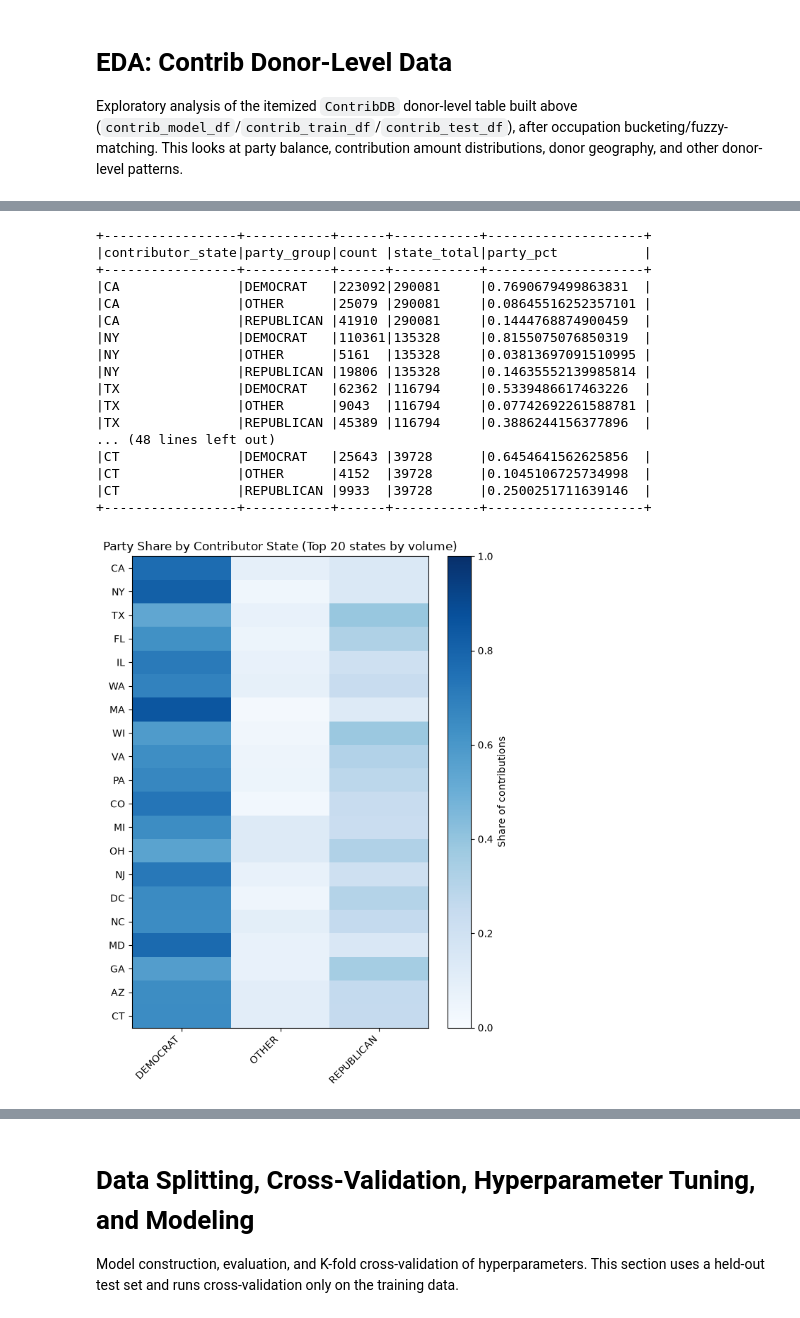
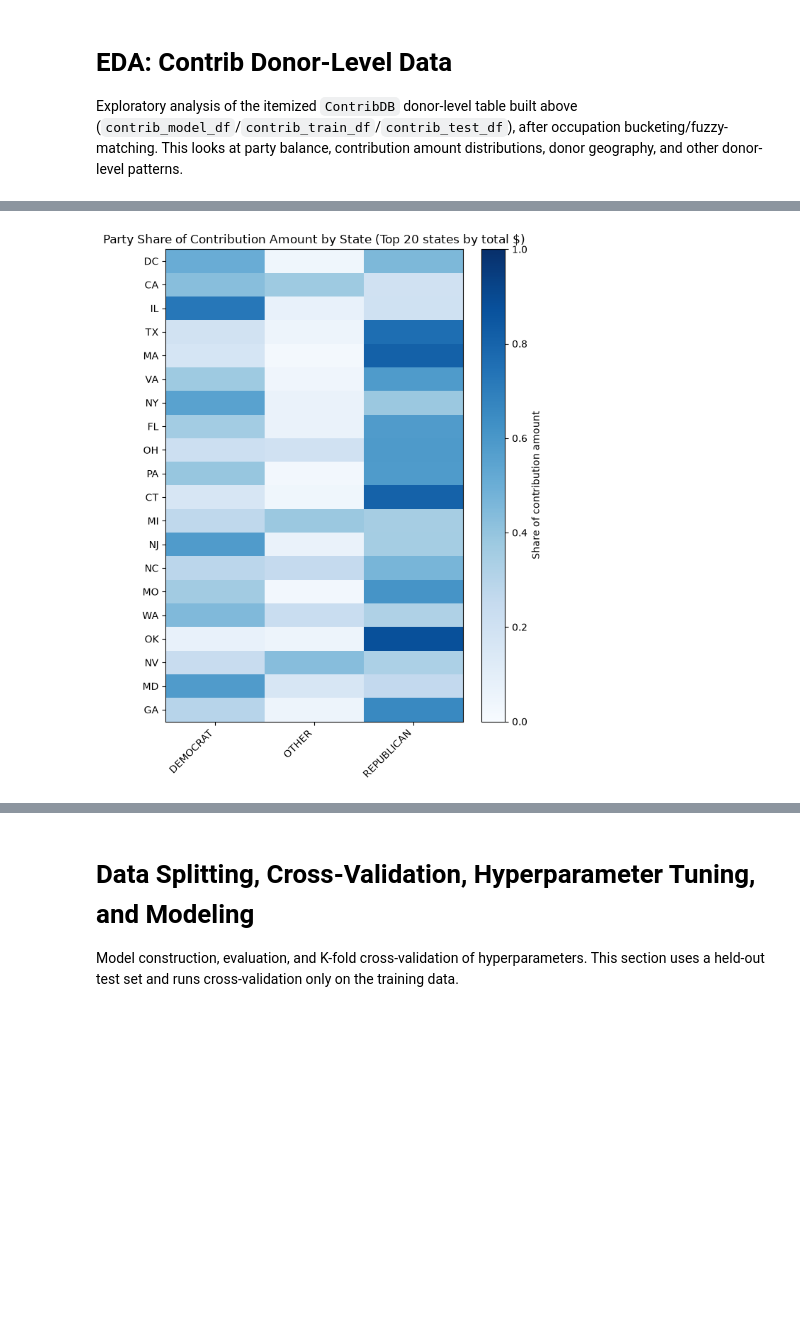
Before and after one commit to cbauerswald/group16_project_ds5110, a Jupyter notebook: Final_Project.ipynb, the cells around one changed output, grey strips where cells are left out. Saved outputs shown, nothing was run; the diff lists cells and outputs as text; code cells hidden in the pictures; blank space fills up the shorter version.

```diff
--- a/Final_Project.ipynb
+++ b/Final_Project.ipynb
@@ -36,8 +36,10 @@ import urllib.request
 from pathlib import Path
 from typing import Optional, Sequence, List, Dict
 
+import numpy as np
 import pandas as pd
 import matplotlib.pyplot as plt
+from scipy.stats import gaussian_kde
 
 from pyspark.sql import SparkSession, DataFrame
 from pyspark.sql import functions as F
@@ -88,6 +90,7 @@ OCCUPATION_TOP_N = 250
 SHOW_DEBUG = True
 RUN_EXPENSIVE_COUNTS = True
 MAKE_GRAPHS = True
+SHOW_EDA_TABLES = False
 
 TEST_FRACTION = 0.2
 RANDOM_SEED = 42
@@ -610,6 +621,9 @@ def load_contrib_cycle_narrow(cycle: int, path: Path) -> DataFrame:
     if missing:
         print(f"  WARNING: missing expected columns for cycle {cycle}: {missing}")
 
+    seat_group_expr = clean_cat(scol("seat", colmap, "MISSING"))
+    seat_group_parts = F.split(seat_group_expr, ":")
+
     narrowed = raw.select(
         F.lit(int(cycle)).cast("int").alias("cycle"),
         scol("bonica_cid", colmap).cast("string").alias("bonica_cid"),
@@ -626,7 +640,9 @@ def load_contrib_cycle_narrow(cycle: int, path: Path) -> DataFrame:
         party_group_expr(scol("recipient_party", colmap)).alias("party_group"),
         clean_cat(scol("recipient_type", colmap, "MISSING")).alias("recipient_type_group"),
         clean_cat(scol("recipient_state",colmap, "MISSING")).alias("recipient_state_group"),
-        clean_cat(scol("seat", colmap, "MISSING")).alias("seat_group"),
+        seat_group_expr.alias("seat_group"),
+        F.get(seat_group_parts, 0).alias("seat_group_primary"),
+        F.coalesce(F.get(seat_group_parts, 1), F.lit("MISSING")).alias("seat_group_secondary"),
         clean_cat(scol("election_type", colmap, "MISSING")).alias("election_type_group"),
     )
 
@@ -946,64 +996,57 @@ if MAKE_GRAPHS:
 # %%
-# 2. Heatmap: party share by contributor state (top 20 states by volume)
+# 2. Heatmap: party share of contribution amount by contributor state (top 20 states by total $)
+# Scaled per state (each row sums to 1) instead of showing raw dollar totals -- Other raises far
+# less money overall than Democrat/Republican, so an unscaled view would make Other's numbers
+# invisible next to the other two and would only show that Democrats raised the most money in
+# this dataset. Normalizing within each state instead shows each party's relative share of that
+# state's money, so a state that is relatively important to Other still shows up.
 
-state_party_counts = contrib_model_df.groupBy("contributor_state", "party_group").count()
-
-state_totals = (
-    state_party_counts
-    .groupBy("contributor_state")
-    .agg(F.sum("count").alias("state_total"))
-    .orderBy(F.desc("state_total"))
+state_party_amounts = (
+    contrib_model_df
+    .groupBy("contributor_state", "party_group")
+    .agg(F.sum("amount").alias("total_amount"))
 )
 
-top_states = [row["contributor_state"] for row in state_totals.limit(20).collect()]
+state_amount_totals = (
+    state_party_amounts
+    .groupBy("contributor_state")
+    .agg(F.sum("total_amount").alias("state_amount_total"))
+    .orderBy(F.desc("state_amount_total"))
+)
 
-state_party_pct = (
-    state_party_counts
-    .join(state_totals, on="contributor_state")
-    .withColumn("party_pct", F.col("count") / F.col("state_total"))
+top_states = [row["contributor_state"] for row in state_amount_totals.limit(20).collect()]
+
+state_party_amount_pct = (
+    state_party_amounts
+    .join(state_amount_totals, on="contributor_state")
+    .withColumn("amount_pct", F.col("total_amount") / F.col("state_amount_total"))
     .filter(F.col("contributor_state").isin(top_states))
 )
 
-print("Party share by contributor state (top 20 by volume):")
-show_df(state_party_pct.orderBy(F.desc("state_total"), "contributor_state", "party_group"), 100)
+if SHOW_EDA_TABLES:
+    print("Party share of contribution amount by contributor state (top 20 by total $):")
+    show_df(state_party_amount_pct.orderBy(F.desc("state_amount_total"), "contributor_state", "party_group"), 100)
 
 if MAKE_GRAPHS:
-    state_party_pd = state_party_pct.select("contributor_state", "party_group", "party_pct").toPandas()
+    state_party_pd = state_party_amount_pct.select("contributor_state", "party_group", "amount_pct").toPandas()
     if len(state_party_pd) > 0:
         heatmap_pivot = state_party_pd.pivot_table(
-            index="contributor_state", columns="party_group", values="party_pct", aggfunc="sum"
+            index="contributor_state", columns="party_group", values="amount_pct", aggfunc="sum"
         ).fillna(0)
         heatmap_pivot = heatmap_pivot.loc[[s for s in top_states if s in heatmap_pivot.index]]
 
         fig, ax = plt.subplots(figsize=(6, 8))
         im = ax.imshow(heatmap_pivot.values, aspect="auto", cmap="Blues", vmin=0, vmax=1)
         ax.set_xticks(range(len(heatmap_pivot.columns)))
         ax.set_xticklabels(heatmap_pivot.columns, rotation=45, ha="right")
         ax.set_yticks(range(len(heatmap_pivot.index)))
         ax.set_yticklabels(heatmap_pivot.index)
-        ax.set_title("Party Share by Contributor State (Top 20 states by volume)")
-        fig.colorbar(im, ax=ax, label="Share of contributions")
+        ax.set_title("Party Share of Contribution Amount by State (Top 20 states by total $)")
+        fig.colorbar(im, ax=ax, label="Share of contribution amount")
         plt.tight_layout()
         plt.show()
 # %% [output]
-+-----------------+-----------+------+-----------+--------------------+
-|contributor_state|party_group|count |state_total|party_pct           |
-+-----------------+-----------+------+-----------+--------------------+
-|CA               |DEMOCRAT   |223092|290081     |0.7690679499863831  |
-|CA               |OTHER      |25079 |290081     |0.08645516252357101 |
-|CA               |REPUBLICAN |41910 |290081     |0.1444768874900459  |
-|NY               |DEMOCRAT   |110361|135328     |0.8155075076850319  |
-|NY               |OTHER      |5161  |135328     |0.03813697091510995 |
-|NY               |REPUBLICAN |19806 |135328     |0.14635552139985814 |
-|TX               |DEMOCRAT   |62362 |116794     |0.5339486617463226  |
-|TX               |OTHER      |9043  |116794     |0.07742692261588781 |
-|TX               |REPUBLICAN |45389 |116794     |0.3886244156377896  |
-... (48 lines left out)
-|CT               |DEMOCRAT   |25643 |39728      |0.6454641562625856  |
-|CT               |OTHER      |4152  |39728      |0.1045106725734998  |
-|CT               |REPUBLICAN |9933  |39728      |0.2500251711639146  |
-+-----------------+-----------+------+-----------+--------------------+
-[figure, old version]
+[figure, new version]
 # %%
 # 3. Grouped bar: median log contribution amount by seat group and party (top 10 seats by volume)
 
```
Also changed, not shown: parts of 20 cells of this notebook.
